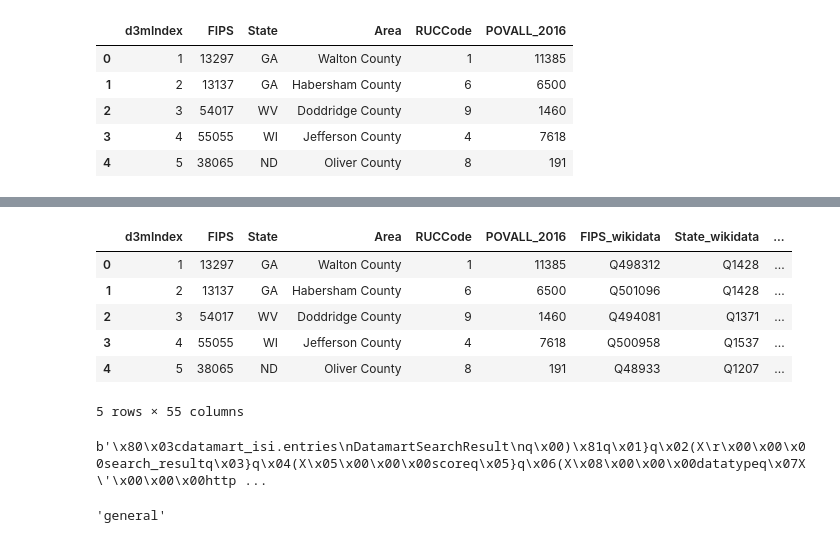
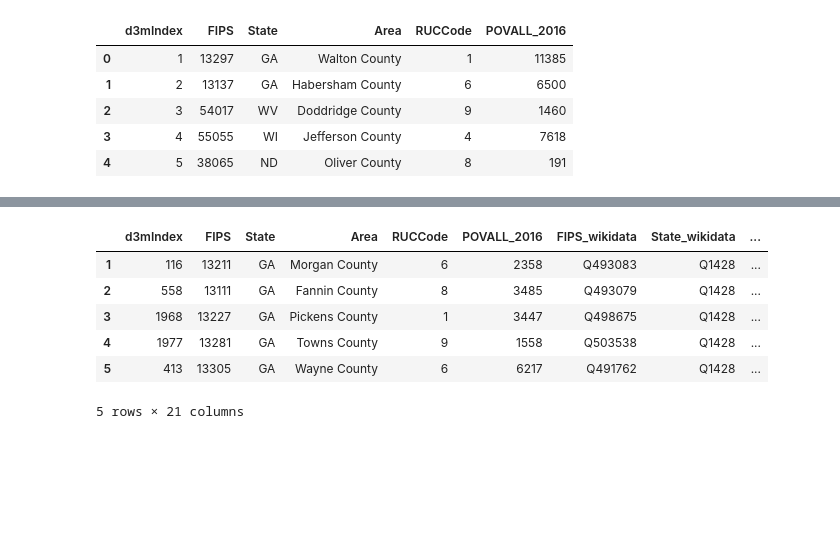
Before and after one commit to usc-isi-i2/datamart-userend, a Jupyter notebook: examples/search_example.ipynb, the cells around one changed output, grey strips where cells are left out. Cells and saved outputs as stored; diff of their text form; code cells hidden in the pictures; blank space fills up the shorter version.

```diff
--- a/examples/search_example.ipynb
+++ b/examples/search_example.ipynb
@@ -216,21 +139,11 @@ download_res['augmentData'].head()
-# %%
-aug_res['augmentData'].head()
-# %% [output]
-|  | d3mIndex | FIPS | State | Area | RUCCode | POVALL_2016 | FIPS_wikidata | State_wikidata | ... |
-| 0 | 1 | 13297 | GA | Walton County | 1 | 11385 | Q498312 | Q1428 | ... |
-| 1 | 2 | 13137 | GA | Habersham County | 6 | 6500 | Q501096 | Q1428 | ... |
-| 2 | 3 | 54017 | WV | Doddridge County | 9 | 1460 | Q494081 | Q1371 | ... |
-| 3 | 4 | 55055 | WI | Jefferson County | 4 | 7618 | Q500958 | Q1537 | ... |
-| 4 | 5 | 38065 | ND | Oliver County | 8 | 191 | Q48933 | Q1207 | ... |
-5 rows × 55 columns
-# %%
-import pickle
-temp = pickle.dumps(s3[4])
-# this one is used for primitive
-temp
-# %% [output]
-b'\x80\x03cdatamart_isi.entries\nDatamartSearchResult\nq\x00)\x81q\x01}q\x02(X\r\x00\x00\x00search_resultq\x03}q\x04(X\x05\x00\x00\x00scoreq\x05}q\x06(X\x08\x00\x00\x00datatypeq\x07X\'\x00\x00\x00http ...
-# %%
-s3[3].search_type
-# %% [output]
-'general'
+# %%
+# we got couple of new columns (21 columns comparing to original 8 columns)
+aug2['learningData'].head()
+# %% [output]
+|  | d3mIndex | FIPS | State | Area | RUCCode | POVALL_2016 | FIPS_wikidata | State_wikidata | ... |
+| 1 | 116 | 13211 | GA | Morgan County | 6 | 2358 | Q493083 | Q1428 | ... |
+| 2 | 558 | 13111 | GA | Fannin County | 8 | 3485 | Q493079 | Q1428 | ... |
+| 3 | 1968 | 13227 | GA | Pickens County | 1 | 3447 | Q498675 | Q1428 | ... |
+| 4 | 1977 | 13281 | GA | Towns County | 9 | 1558 | Q503538 | Q1428 | ... |
+| 5 | 413 | 13305 | GA | Wayne County | 6 | 6217 | Q491762 | Q1428 | ... |
+5 rows × 21 columns
```
Also changed, not shown: parts of 20 cells of this notebook, 1 other file.
